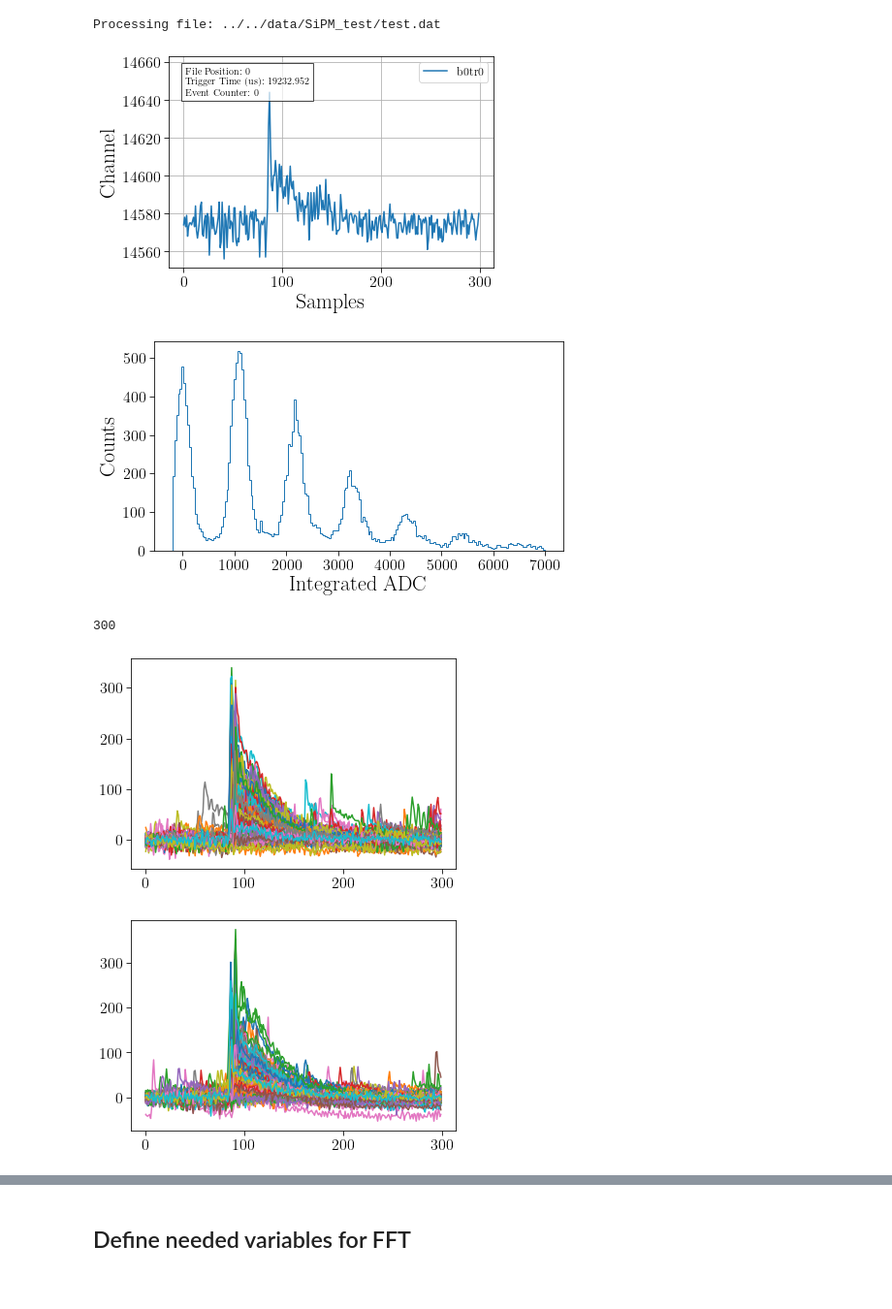
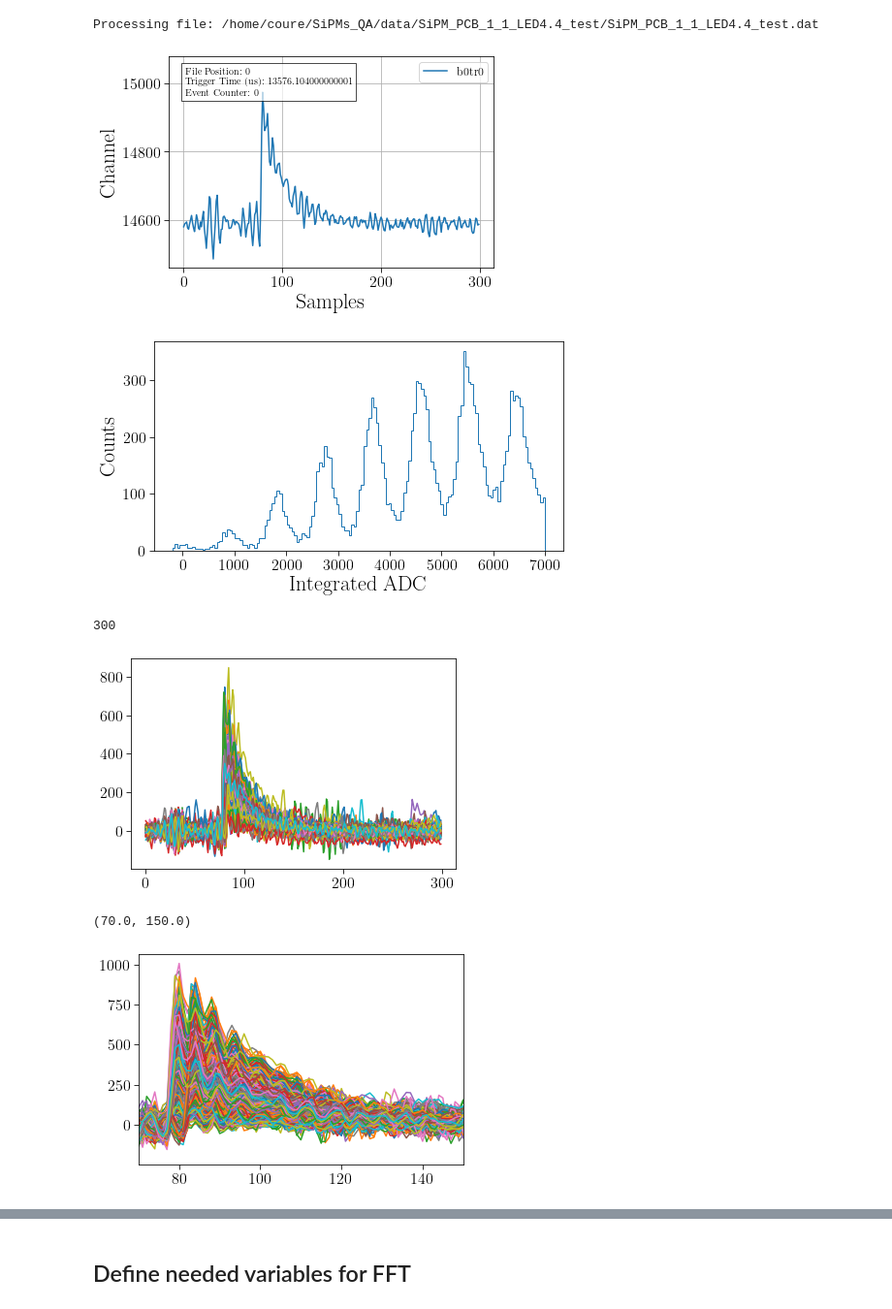
Before and after one commit to toej93/SiPM_QA, a Jupyter notebook: utilities/python/reader.ipynb, the cells around one changed output, grey strips where cells are left out. Shown at 97% size. Drawn from its saved outputs; the diff is of its cells as text; code cells hidden in the pictures.

```diff
--- a/utilities/python/reader.ipynb
+++ b/utilities/python/reader.ipynb
@@ -34,18 +34,21 @@ warnings.filterwarnings("ignore")
 # %%
 # infile_name = "190307-EJ309-1700V-SPE_2.dat"
 # infile_name = "../../configFiles/data_wAmp.dat"
-infile_name = "../../data/SiPM_test/test.dat"
+SiPM_ID = "PCB_1_1_LED4.4_test"
+# SiPM_ID = "ABC"
+
+infile_name = "/home/coure/SiPMs_QA/data/SiPM_%s/SiPM_%s.dat"%(SiPM_ID,SiPM_ID)
 df = CAENReader.DataFile(infile_name)
 print('Processing file:', infile_name)
 # %% [output]
-Processing file: ../../data/SiPM_test/test.dat
+Processing file: /home/coure/SiPMs_QA/data/SiPM_PCB_1_1_LED4.4_test/SiPM_PCB_1_1_LED4.4_test.dat
 # %%
 for i in range(0,1):
     tr = df.getNextTrigger()
 #     if(i>85):
-    tr.display()
+    tr.display(trName='b0tr0')
 # %% [output]
-[figure, old version]
+[figure, new version]
 # %%
 array = []
 integ_ADC = []
@@ -63,11 +66,11 @@ while tr is not None:
     for i in range(len(trace)):
         array_trace[i] = (trace[i]-bsl)
 #     array.append(array_trace)
-    integ_ADC.append(sum(array_trace[80:150]))
+    integ_ADC.append(sum(array_trace[70:120]))
     tr = df.getNextTrigger()
 # %%
 plt.figure(figsize=(7,4))
-plt.hist(integ_ADC, bins = 200, histtype="step", range = (-200,7000), lw = 1);
+plt.hist(integ_ADC, bins = 150, histtype="step", range = (-200,7000), lw = 1);
 # plt.yscale('log')
 plt.ylabel('Counts')
 plt.xlabel('Integrated ADC')
@@ -76,7 +79,7 @@ plt.xlabel('Integrated ADC')
 plt.tight_layout()
 # plt.savefig("./plots/PMT_MV_40min_bkgRun.pdf")
 # %% [output]
-[figure, old version]
+[figure, new version]
 # %%
 len(trace)
 # %% [output]
@@ -101,19 +104,22 @@ for i in range(0,200):
     plt.plot(array_trace)
     tr = df.getNextTrigger()
 # %% [output]
-[figure, old version]
+[figure, new version]
 # %%
-for i in range(0,200):
+for i in range(0,2000):
     # Save waveform from specified channel ID
     trace = tr.traces['b0tr0'].astype("float")
     array_trace = np.array(np.ones(len(trace)))
     bsl = np.mean(trace[0:20])
     for i in range(len(trace)):
         array_trace[i] = (trace[i]-bsl)
     plt.plot(array_trace)
     tr = df.getNextTrigger()
+
+plt.xlim(70,150)
 # %% [output]
+(70.0, 150.0)
-[figure, old version]
+[figure, new version]
 # %%
 wf_array = []
 # for i in range(0,200):
```
Also changed, not shown: parts of 9 cells of this notebook, 7 other files.
